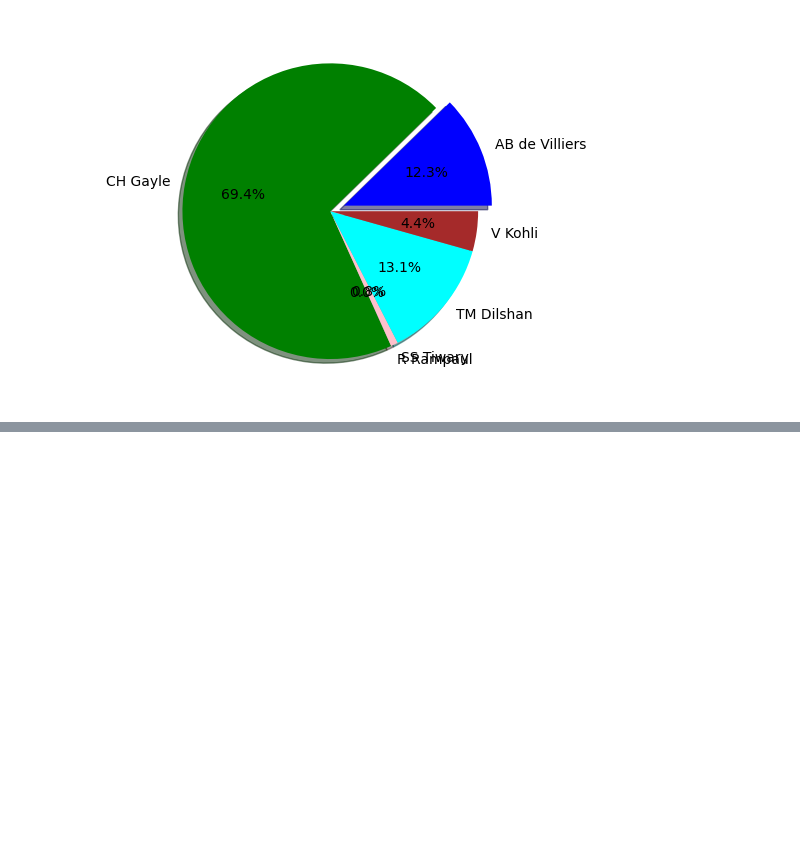
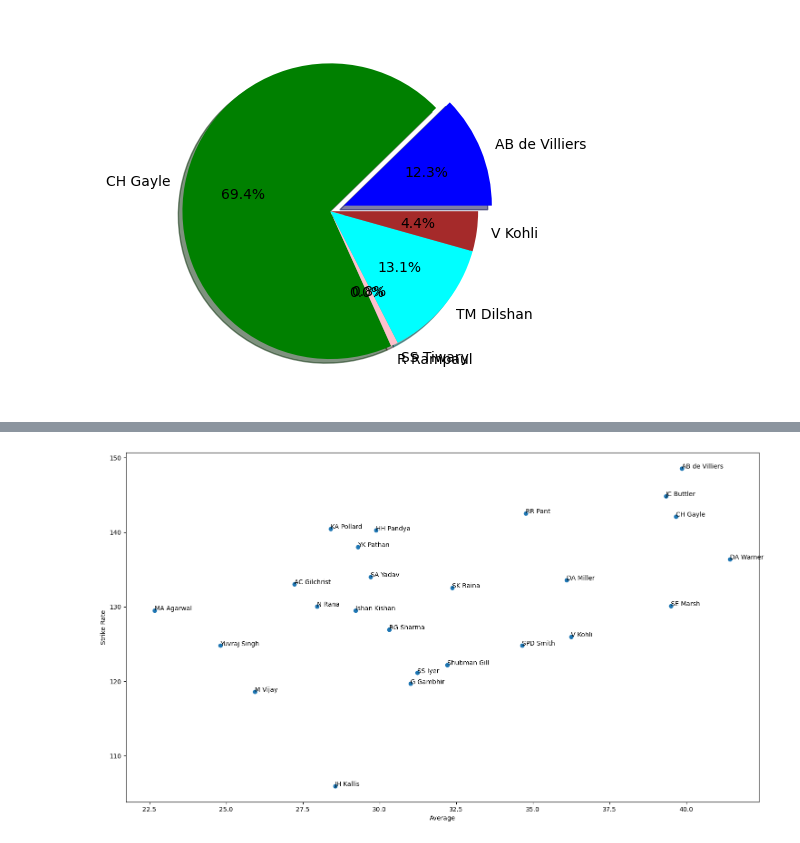
Before and after one commit to abhishekmorya1/DataScience, a Jupyter notebook: Matplotlib/Matplotlib.ipynb, the cells around one changed output, grey strips where cells are left out. Saved outputs shown, nothing was run; the diff lists cells and outputs as text; code cells hidden in the pictures; blank space fills up the shorter version.

```diff
--- a/Matplotlib/Matplotlib.ipynb
+++ b/Matplotlib/Matplotlib.ipynb
@@ -831,0 +976,2 @@ plt.savefig("sample.png")
+# %%
+sample_df = df.head(100).sample(25, random_state = 5)
@@ -831,0 +998,40 @@ plt.savefig("sample.png")
+# %%
+
+plt.figure(figsize=(18,10))
+
+plt.scatter(sample_df["avg"] , sample_df['strike_rate'])
+plt.xlabel("Average")
+plt.ylabel("Strike Rate")
+
+
+for i in range(sample_df.shape[0]):
+    plt.text(sample_df['avg'].values[i], sample_df["strike_rate"].values[i], sample_df["batter"].values[i])
+
+    # Adding Text Labels to Scatter Plot
+
+# plt.text()
+
+# What:
+# plt.text() is used to add text at a specific position on a plot.
+
+# Why:
+# It is used to label individual points in a scatter plot so that each point can be identified.
+
+# Syntax:
+# plt.text(x, y, text)
+
+# In the given code:
+# sample_df['avg'].values[i] → X-coordinate
+# sample_df['strike_rate'].values[i] → Y-coordinate
+# sample_df['batter'].values[i] → Text displayed near the point
+
+# for loop:
+# The loop goes through every row of sample_df and adds the corresponding batter name to its scatter point.
+
+# sample_df.shape[0]:
+# Returns the total number of rows in the DataFrame.
+
+# Important:
+# plt.text() only adds labels to the plot. It does not change the original data.
+# %% [output]
+[figure, added]
```
Also changed, not shown: parts of 14 cells of this notebook, 3 other files.
